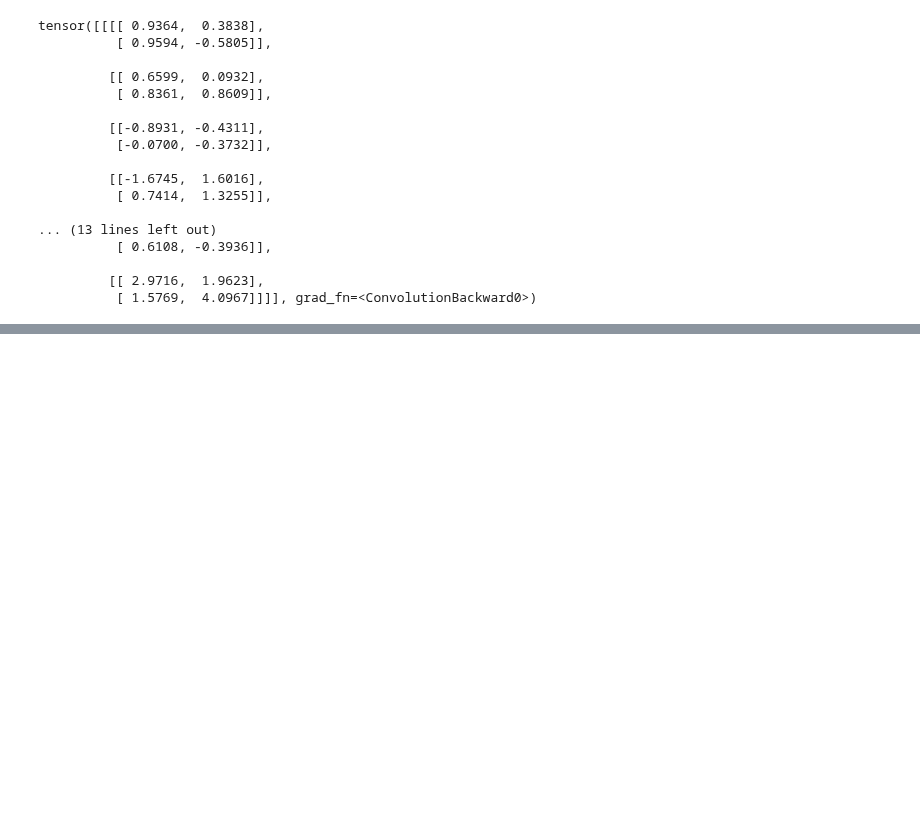
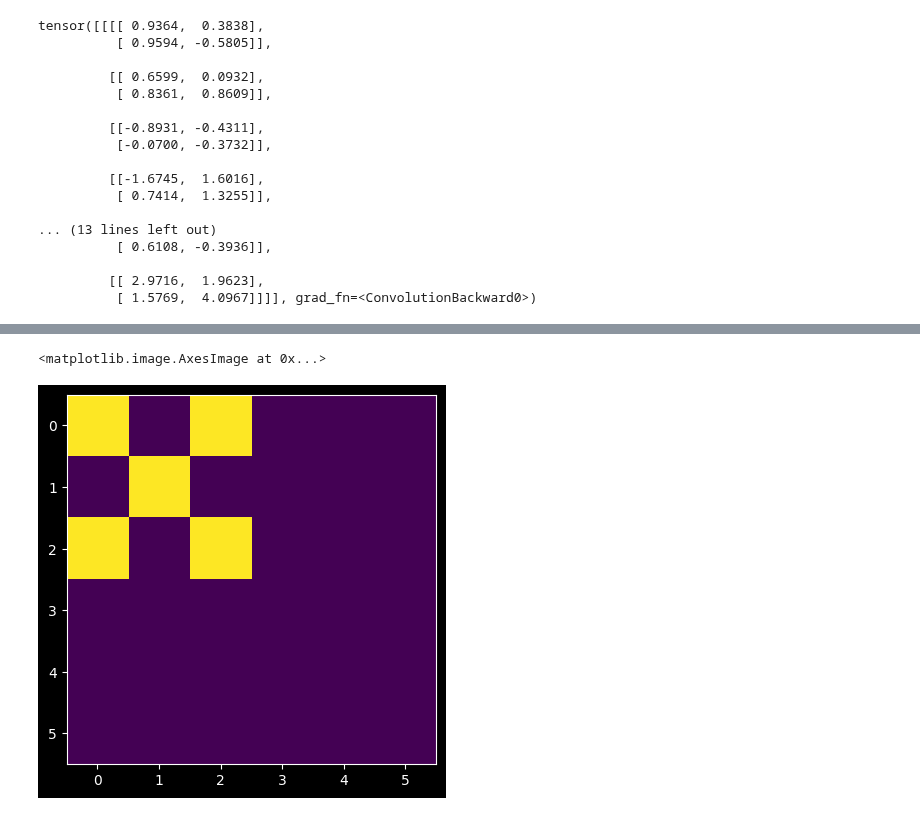
Before and after one commit to RohitMugalya/Learner-s-Garden, a Jupyter notebook: practice notebooks/conv_max_pooling.ipynb, the cells around one changed output, grey strips where cells are left out. Drawn from its saved outputs; the diff is of its cells as text; code cells hidden in the pictures; blank space fills up the shorter version.

```diff
--- a/practice notebooks/conv_max_pooling.ipynb
+++ b/practice notebooks/conv_max_pooling.ipynb
@@ -116,0 +147,11 @@ tensor([[[[ 0.9364,  0.3838],
+# %%
+blank = torch.zeros((3, 3), dtype=torch.float)
+
+sub_row1 = torch.concat([image_x, blank], axis=1)
+sub_row2 = torch.concat([blank, blank], axis=1)
+image = torch.concat([sub_row1, sub_row2])
+
+plt.imshow(image)
+# %% [output]
+<matplotlib.image.AxesImage at 0x...>
+[figure, added]
```
Also changed, not shown: parts of 10 cells of this notebook.
